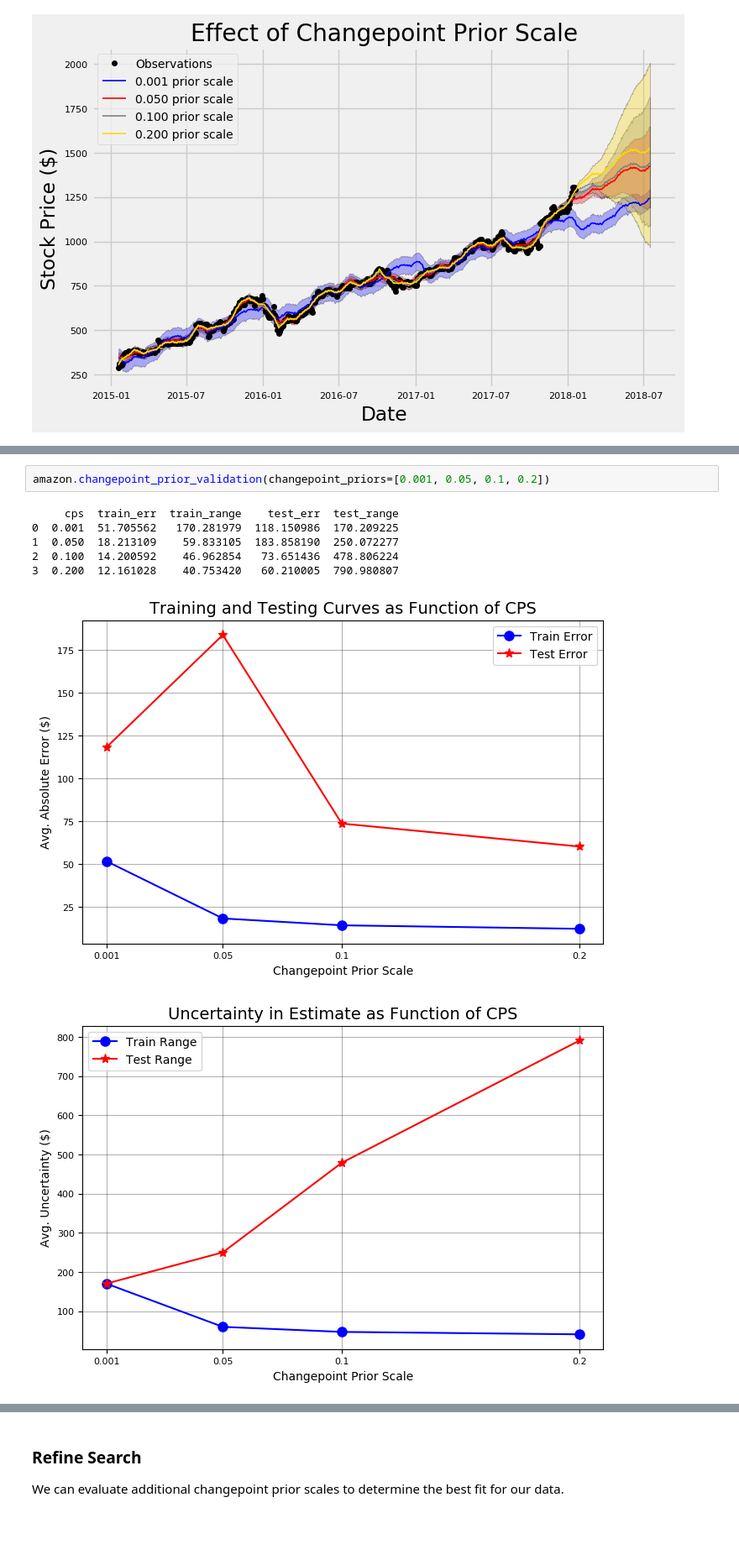
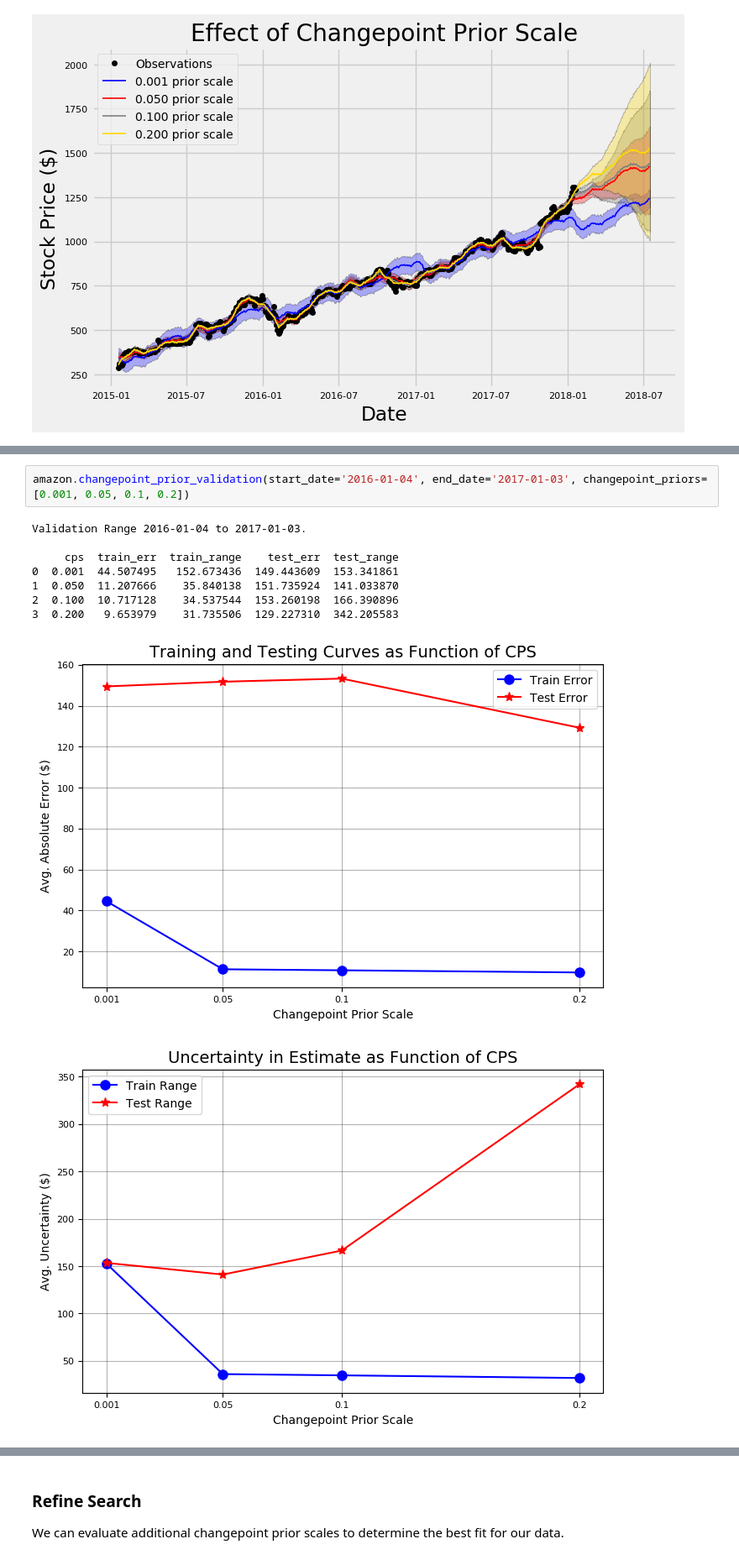
Before and after one commit to WillKoehrsen/Data-Analysis, a Jupyter notebook: stocker/Stocker Prediction Usage.ipynb, the cells around one changed output, grey strips where cells are left out. Shown at 84% size. Cells and saved outputs as stored; diff of their text form; blank space fills up the shorter version.

```diff
--- a/stocker/Stocker Prediction Usage.ipynb
+++ b/stocker/Stocker Prediction Usage.ipynb
@@ -138,10 +141,12 @@ This gives us an idea of how well each prior fits the training data, but no numb
 # %%
-amazon.changepoint_prior_validation(changepoint_priors=[0.001, 0.05, 0.1, 0.2])
+amazon.changepoint_prior_validation(start_date='2016-01-04', end_date='2017-01-03', changepoint_priors=[0.001, 0.05, 0.1, 0.2])
 # %% [output]
+Validation Range 2016-01-04 to 2017-01-03.
+
      cps  train_err  train_range    test_err  test_range
-0  0.001  51.705562   170.281979  118.150986  170.209225
-1  0.050  18.213109    59.833105  183.858190  250.072277
-2  0.100  14.200592    46.962854   73.651436  478.806224
-3  0.200  12.161028    40.753420   60.210005  790.980807
+0  0.001  44.507495   152.673436  149.443609  153.341861
+1  0.050  11.207666    35.840138  151.735924  141.033870
+2  0.100  10.717128    34.537544  153.260198  166.390896
+3  0.200   9.653979    31.735506  129.227310  342.205583
-[figure, old version]
+[figure, new version]
-[figure, old version]
+[figure, new version]
```
Also changed, not shown: parts of 21 cells of this notebook, 11 other files.
